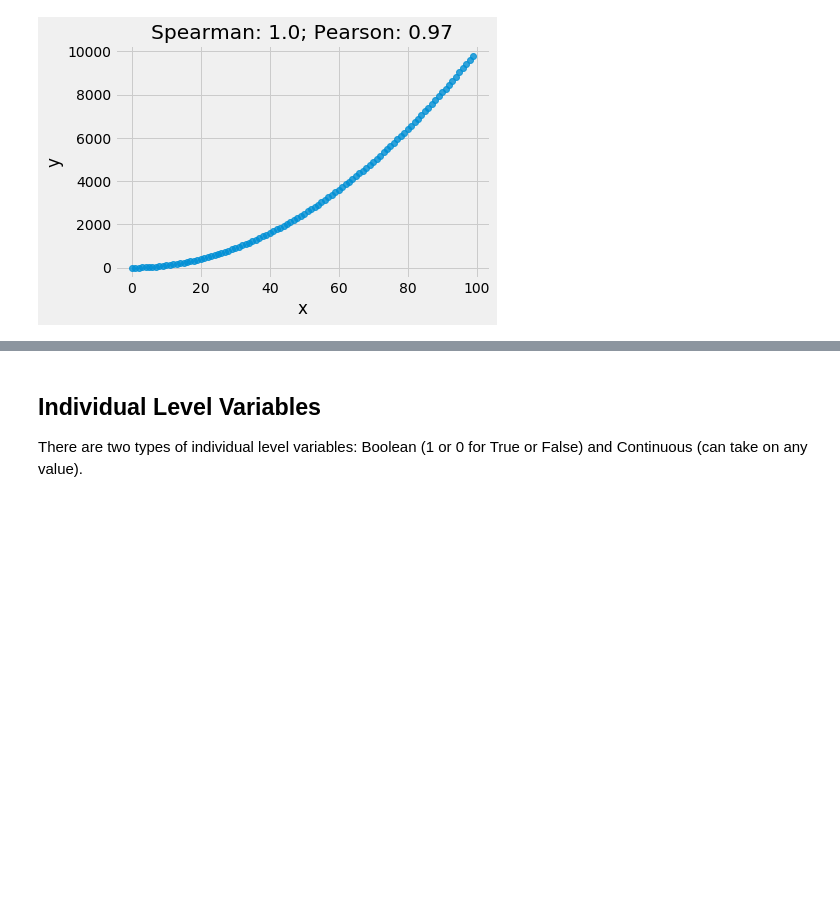
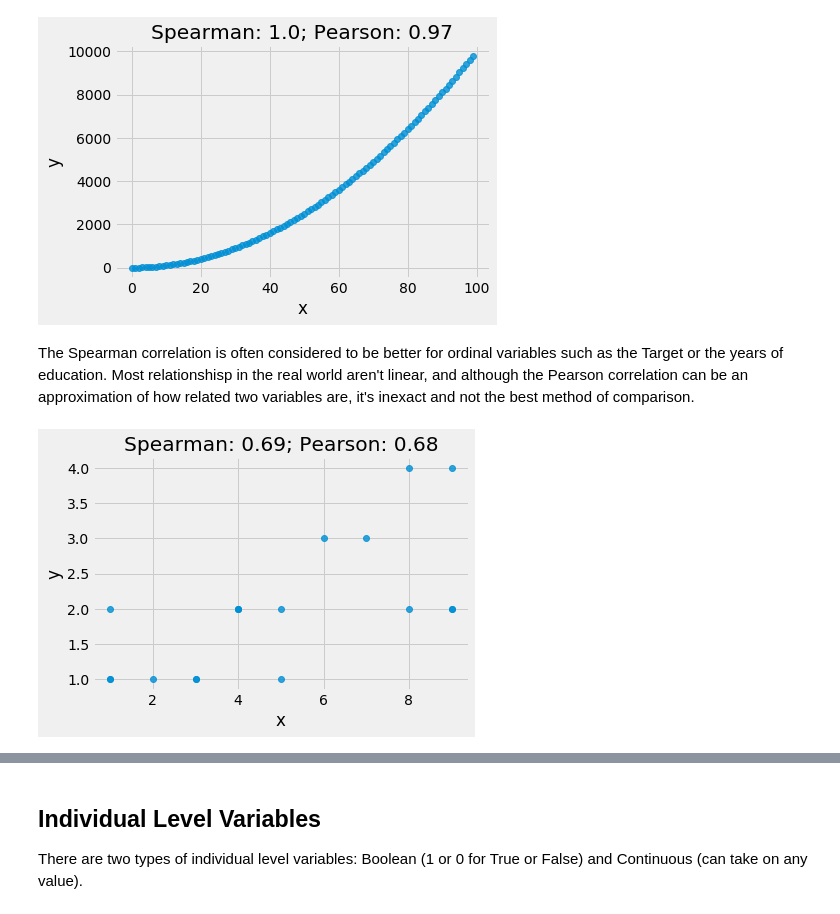
Before and after one commit to WillKoehrsen/data-science-for-good, a Jupyter notebook: costa-rican-poverty/1. A Complete Walkthrough.ipynb, the cells around one changed output, grey strips where cells are left out. Saved outputs shown, nothing was run; the diff lists cells and outputs as text; code cells hidden in the pictures; blank space fills up the shorter version.

Commit message:
Added correlations

```diff
--- a/costa-rican-poverty/1. A Complete Walkthrough.ipynb
+++ b/costa-rican-poverty/1. A Complete Walkthrough.ipynb
@@ -989,3 +989,12 @@ y = x ** 2
 plot_corrs(x, y)
 # %% [output]
 [figure]
+# %% [markdown]
+The Spearman correlation is often considered to be better for ordinal variables such as the Target or the years of education. Most relationshisp in the real world aren't linear, and although the Pearson correlation can be an approximation of how related two variables are, it's inexact and not the best method of comparison.
+# %%
+x = np.array([1, 1, 1, 2, 3, 3, 4, 4, 4, 5, 5, 6, 7, 8, 8, 9, 9, 9])
+y = np.array([1, 2, 1, 1, 1, 1, 2, 2, 2, 2, 1, 3, 3, 2, 4, 2, 2, 4])
+
+plot_corrs(x, y)
+# %% [output]
+[figure, added]
```
Also changed, not shown: parts of 8 cells of this notebook.
